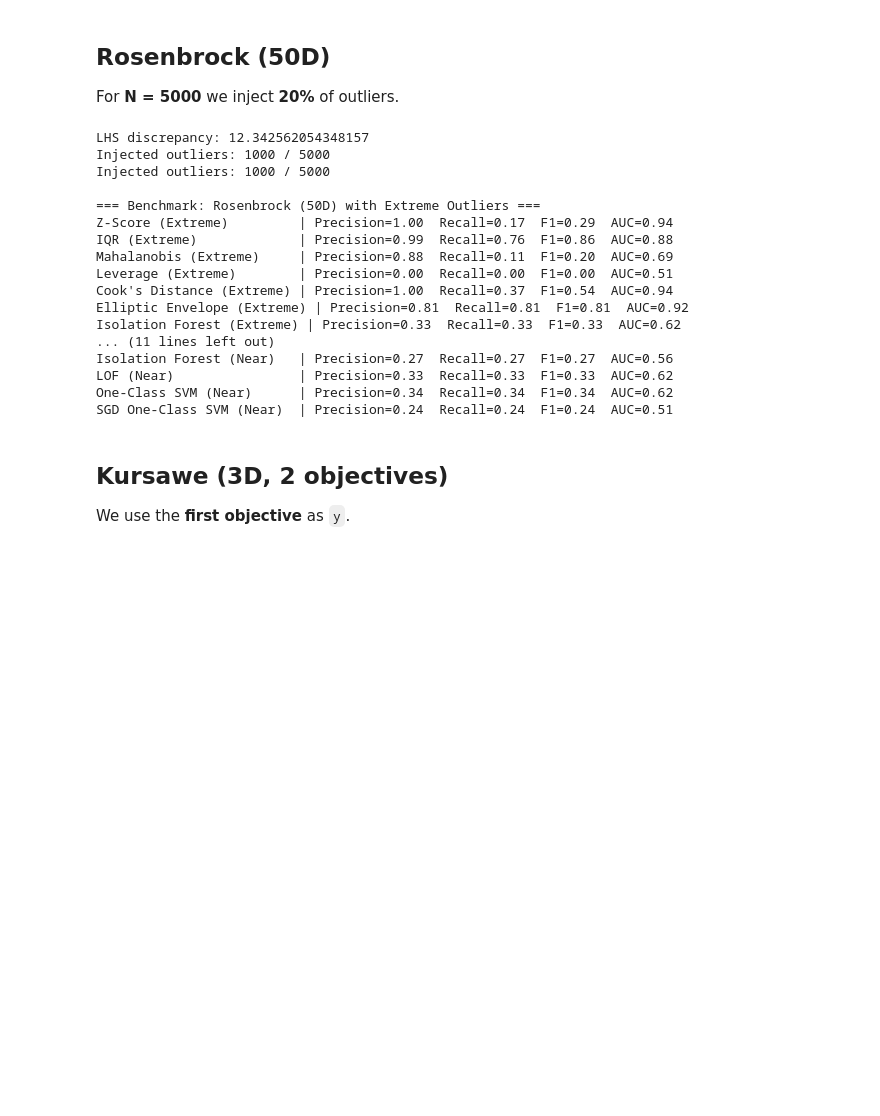
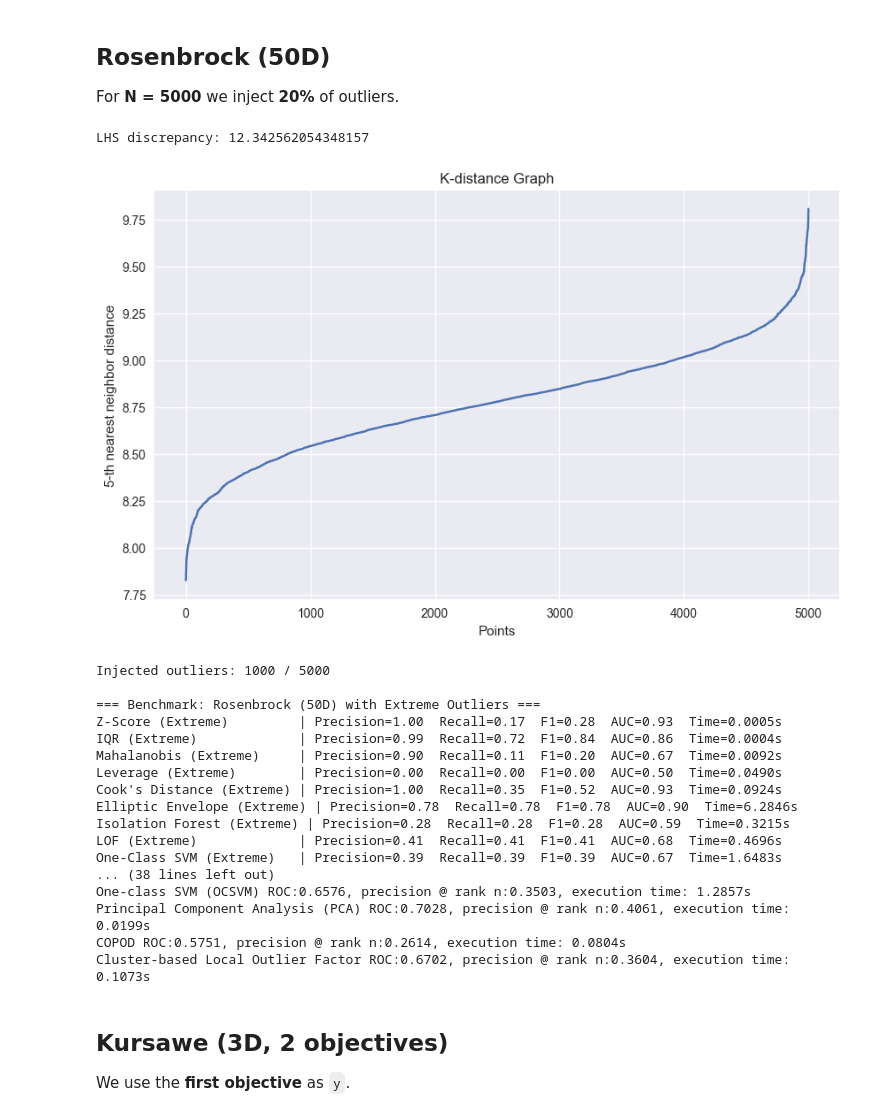
Before and after one commit to joelkdb/Outlier-Detection-Research, a Jupyter notebook: outlier_detection_methods.ipynb, the cells around one changed output. Drawn from its saved outputs; the diff is of its cells as text; code cells hidden in the pictures; blank space fills up the shorter version.

```diff
--- a/outlier_detection_methods.ipynb
+++ b/outlier_detection_methods.ipynb
@@ -1244,45 +1303,34 @@ For **N = 5000** we inject **20%** of outliers.
 # %%
 bench = Benchmark("rosenbrock", dim=50)
 N = 5000
 X = bench.sample_lhs(N)
 y = bench.evaluate(X)
 y = np.asarray(y).reshape(-1)
 contamination_rate = 0.2
-y_noisy, idx = bench.inject_outliers(X, y, frac=contamination_rate)
-print(f"Injected outliers: {len(idx)} / {N}")
 
-stat = StatisticalOutlierDetection()
-ml = MLOutlierDetection()
+plot_k_distance_graph(X, k=5)
 
-y_noisy_extreme, idx_extreme = bench.inject_outliers(X, y, frac=contamination_rate, scale_factor=scale_factor_extreme) # Extreme outliers injection
-y_noisy_near, idx_near = bench.inject_outliers(X, y, frac=contamination_rate, scale_factor=scale_factor_near) # Near outliers injection
-print(f"Injected outliers: {len(idx_extreme)} / {N}")
-
-print(f"\n=== Benchmark: {bench.name.title()} ({bench.dim}D) with Extreme Outliers ===")
-y_score, y_true = run_detection(X, y_noisy_extreme, idx_extreme, bench.name, contamination_rate,
-                                stat, ml, y_score, y_true, label_suffix=" (Extreme)")
-
-print(f"\n=== Benchmark: {bench.name.title()} ({bench.dim}D) with Near Outliers ===")
-y_score, y_true = run_detection(X, y_noisy_near, idx_near, bench.name, contamination_rate,
-                                stat, ml, y_score, y_true, label_suffix=" (Near)")
+run_detection_pipeline(bench, stat, ml, N=N, contamination_rate=contamination_rate, n_clusters=100, eps=0.5)
 # %% [output]
 LHS discrepancy: 12.342562054348157
-Injected outliers: 1000 / 5000
-Injected outliers: 1000 / 5000
-
-=== Benchmark: Rosenbrock (50D) with Extreme Outliers ===
-Z-Score (Extreme)         | Precision=1.00  Recall=0.17  F1=0.29  AUC=0.94
-IQR (Extreme)             | Precision=0.99  Recall=0.76  F1=0.86  AUC=0.88
-Mahalanobis (Extreme)     | Precision=0.88  Recall=0.11  F1=0.20  AUC=0.69
-Leverage (Extreme)        | Precision=0.00  Recall=0.00  F1=0.00  AUC=0.51
-Cook's Distance (Extreme) | Precision=1.00  Recall=0.37  F1=0.54  AUC=0.94
-Elliptic Envelope (Extreme) | Precision=0.81  Recall=0.81  F1=0.81  AUC=0.92
-Isolation Forest (Extreme) | Precision=0.33  Recall=0.33  F1=0.33  AUC=0.62
-... (11 lines left out)
-Isolation Forest (Near)   | Precision=0.27  Recall=0.27  F1=0.27  AUC=0.56
-LOF (Near)                | Precision=0.33  Recall=0.33  F1=0.33  AUC=0.62
-One-Class SVM (Near)      | Precision=0.34  Recall=0.34  F1=0.34  AUC=0.62
-SGD One-Class SVM (Near)  | Precision=0.24  Recall=0.24  F1=0.24  AUC=0.51
+[figure, added]
+Injected outliers: 1000 / 5000
+
+=== Benchmark: Rosenbrock (50D) with Extreme Outliers ===
+Z-Score (Extreme)         | Precision=1.00  Recall=0.17  F1=0.28  AUC=0.93  Time=0.0005s
+IQR (Extreme)             | Precision=0.99  Recall=0.72  F1=0.84  AUC=0.86  Time=0.0004s
+Mahalanobis (Extreme)     | Precision=0.90  Recall=0.11  F1=0.20  AUC=0.67  Time=0.0092s
+Leverage (Extreme)        | Precision=0.00  Recall=0.00  F1=0.00  AUC=0.50  Time=0.0490s
+Cook's Distance (Extreme) | Precision=1.00  Recall=0.35  F1=0.52  AUC=0.93  Time=0.0924s
+Elliptic Envelope (Extreme) | Precision=0.78  Recall=0.78  F1=0.78  AUC=0.90  Time=6.2846s
+Isolation Forest (Extreme) | Precision=0.28  Recall=0.28  F1=0.28  AUC=0.59  Time=0.3215s
+LOF (Extreme)             | Precision=0.41  Recall=0.41  F1=0.41  AUC=0.68  Time=0.4696s
+One-Class SVM (Extreme)   | Precision=0.39  Recall=0.39  F1=0.39  AUC=0.67  Time=1.6483s
+... (38 lines left out)
+One-class SVM (OCSVM) ROC:0.6576, precision @ rank n:0.3503, execution time: 1.2857s
+Principal Component Analysis (PCA) ROC:0.7028, precision @ rank n:0.4061, execution time: 0.0199s
+COPOD ROC:0.5751, precision @ rank n:0.2614, execution time: 0.0804s
+Cluster-based Local Outlier Factor ROC:0.6702, precision @ rank n:0.3604, execution time: 0.1073s
 # %% [markdown]
 ## Kursawe (3D, 2 objectives)
 We use the **first objective** as `y`.
```
Also changed, not shown: parts of 38 cells of this notebook, 2 other files.
